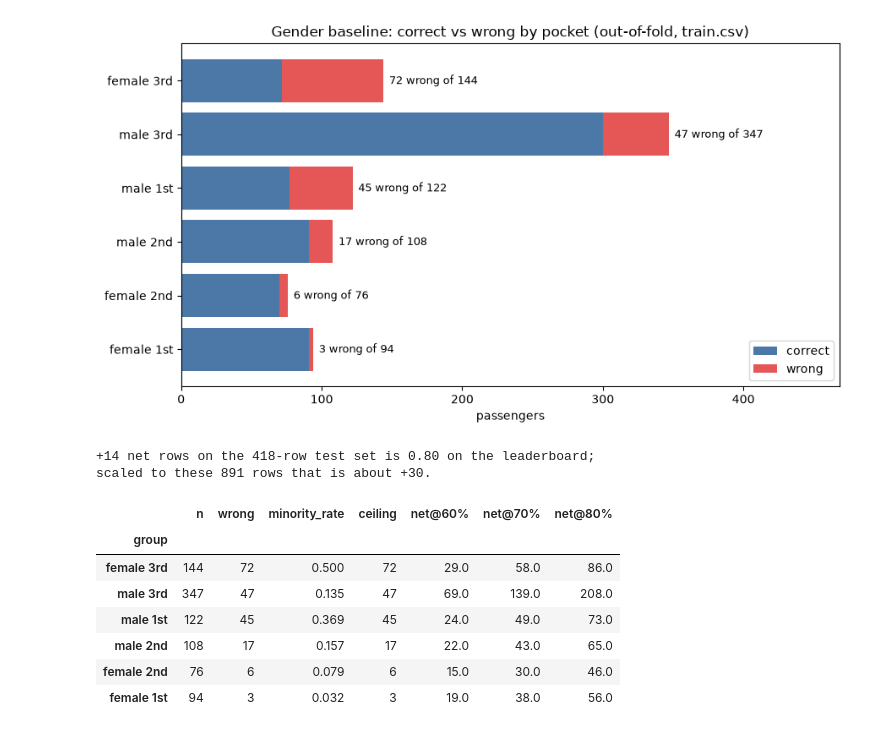
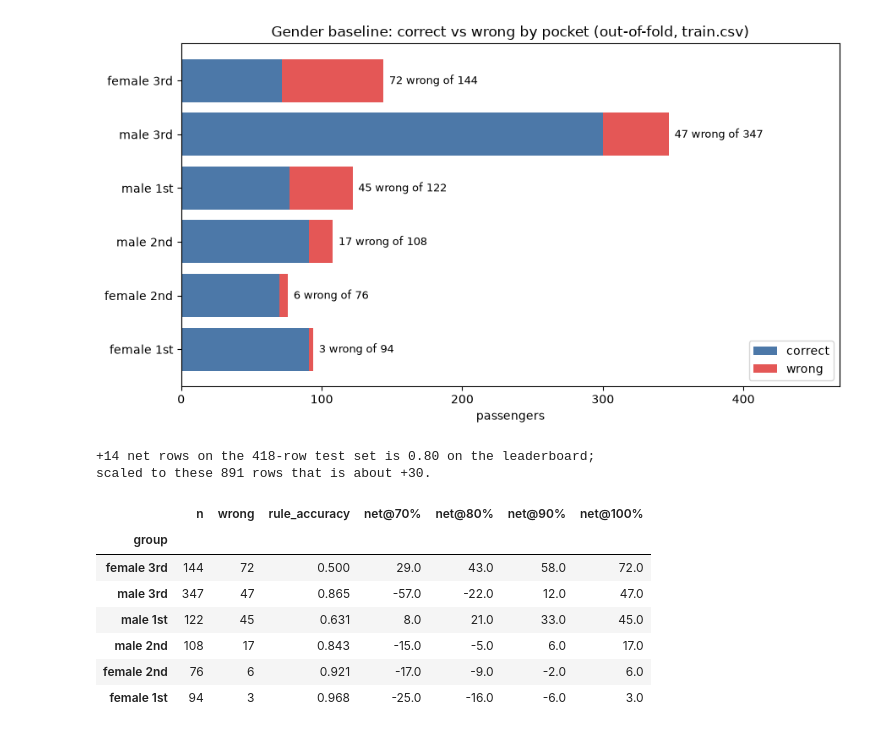
Before and after one commit to NateDeMoro/intro, a Jupyter notebook: notebooks/error_analysis.ipynb, the cells around one changed output. Saved outputs shown, nothing was run; the diff lists cells and outputs as text; code cells hidden in the pictures.

```diff
--- a/notebooks/error_analysis.ipynb
+++ b/notebooks/error_analysis.ipynb
@@ -100,25 +101,25 @@ plt.show()
 # %% [output]
 [figure]
 # %%
-# what each pocket is actually worth. beating the rule inside a pocket means separating its
-# minority from its majority -- the ceiling is the error count, and a coin flip gains nothing
+# what each pocket is actually worth. the rule already scores `accuracy` here, so a replacement
+# only gains rows once it beats that -- net = new_accuracy * n - correct. negative numbers mean a
+# predictor at that accuracy would be worse than leaving the pocket alone
 gain = summary.copy()
-gain["minority_rate"] = gain["wrong"] / gain["n"]
-# net rows if you could call this pocket at a given hit rate, betting on every row in it
-for hit in (0.60, 0.70, 0.80):
-    gain[f"net@{hit:.0%}"] = ((2 * hit - 1) * gain["n"]).round(0)
-gain["ceiling"] = gain["wrong"]
+gain["rule_accuracy"] = gain["accuracy"]
+for target in (0.70, 0.80, 0.90, 1.00):
+    gain[f"net@{target:.0%}"] = (target * gain["n"]).round(0) - gain["correct"]
+
 print("+14 net rows on the 418-row test set is 0.80 on the leaderboard;")
 print("scaled to these 891 rows that is about +30.\n")
-gain[["n", "wrong", "minority_rate", "ceiling", "net@60%", "net@70%", "net@80%"]].round(3)
+gain[["n", "wrong", "rule_accuracy", "net@70%", "net@80%", "net@90%", "net@100%"]].round(3)
 # %% [output]
 +14 net rows on the 418-row test set is 0.80 on the leaderboard;
 scaled to these 891 rows that is about +30.
-|  | n | wrong | minority_rate | ceiling | net@60% | net@70% | net@80% |
+|  | n | wrong | rule_accuracy | net@70% | net@80% | net@90% | net@100% |
 | group |  |  |  |  |  |  |  |
-| female 3rd | 144 | 72 | 0.500 | 72 | 29.0 | 58.0 | 86.0 |
-| male 3rd | 347 | 47 | 0.135 | 47 | 69.0 | 139.0 | 208.0 |
-| male 1st | 122 | 45 | 0.369 | 45 | 24.0 | 49.0 | 73.0 |
-| male 2nd | 108 | 17 | 0.157 | 17 | 22.0 | 43.0 | 65.0 |
-| female 2nd | 76 | 6 | 0.079 | 6 | 15.0 | 30.0 | 46.0 |
-| female 1st | 94 | 3 | 0.032 | 3 | 19.0 | 38.0 | 56.0 |
+| female 3rd | 144 | 72 | 0.500 | 29.0 | 43.0 | 58.0 | 72.0 |
+| male 3rd | 347 | 47 | 0.865 | -57.0 | -22.0 | 12.0 | 47.0 |
+| male 1st | 122 | 45 | 0.631 | 8.0 | 21.0 | 33.0 | 45.0 |
+| male 2nd | 108 | 17 | 0.843 | -15.0 | -5.0 | 6.0 | 17.0 |
+| female 2nd | 76 | 6 | 0.921 | -17.0 | -9.0 | -2.0 | 6.0 |
+| female 1st | 94 | 3 | 0.968 | -25.0 | -16.0 | -6.0 | 3.0 |
```
Also changed, not shown: parts of 10 cells of this notebook, 13 other files.
